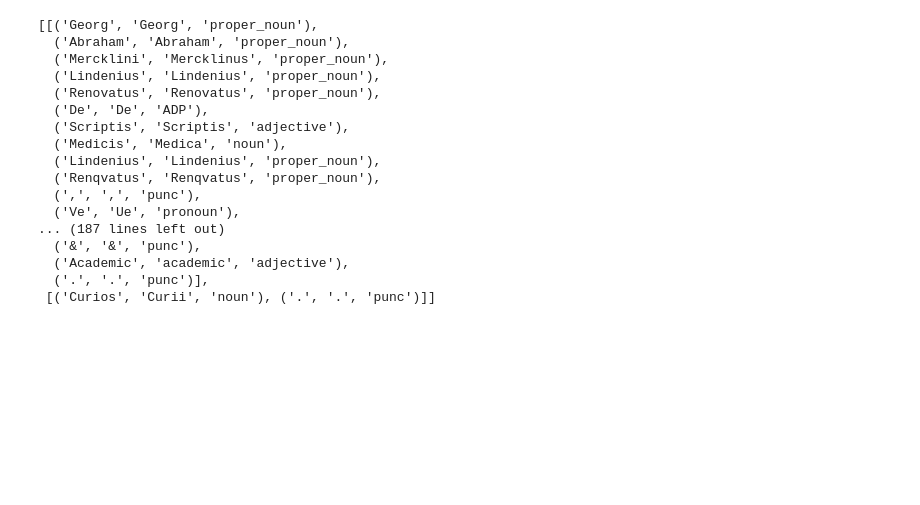
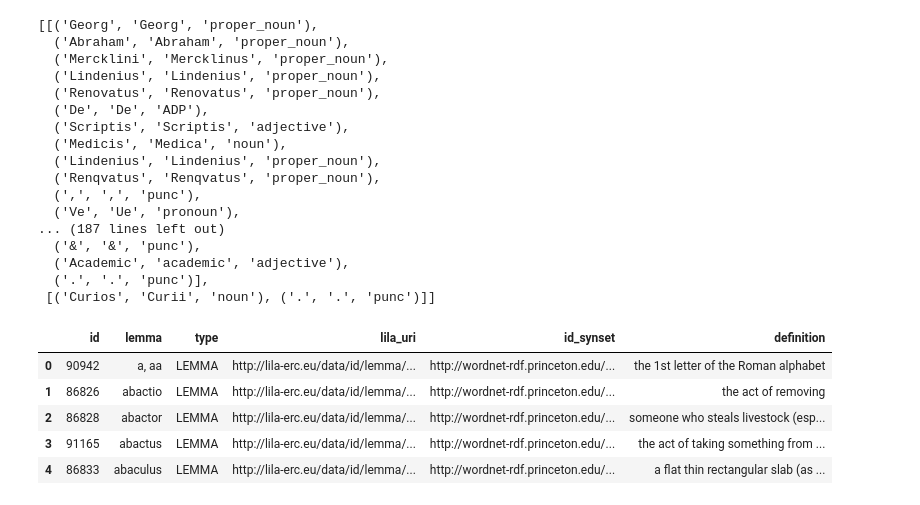
Before and after one commit to CCS-ZCU/noscemus_ETF, a Jupyter notebook: scripts/3_spacy-text-explorations.ipynb, the cells around one changed output. Cells and saved outputs as stored; diff of their text form; code cells hidden in the pictures; blank space fills up the shorter version.

```diff
--- a/scripts/3_spacy-text-explorations.ipynb
+++ b/scripts/3_spacy-text-explorations.ipynb
@@ -170,3 +170,14 @@ all_sents_lemmata[:10]
   ('Academic', 'academic', 'adjective'),
   ('.', '.', 'punc')],
  [('Curios', 'Curii', 'noun'), ('.', '.', 'punc')]]
+# %%
+latinwn = pd.read_csv("https://raw.githubusercontent.com/CIRCSE/latinWordnet-revision/master/LiLa_LatinWordnet.csv")
+# %%
+latinwn.head(5)
+# %% [output]
+|  | id | lemma | type | lila_uri | id_synset | definition |
+| 0 | 90942 | a, aa | LEMMA | http://lila-erc.eu/data/id/lemma/... | http://wordnet-rdf.princeton.edu/... | the 1st letter of the Roman alphabet |
+| 1 | 86826 | abactio | LEMMA | http://lila-erc.eu/data/id/lemma/... | http://wordnet-rdf.princeton.edu/... | the act of removing |
+| 2 | 86828 | abactor | LEMMA | http://lila-erc.eu/data/id/lemma/... | http://wordnet-rdf.princeton.edu/... | someone who steals livestock (esp... |
+| 3 | 91165 | abactus | LEMMA | http://lila-erc.eu/data/id/lemma/... | http://wordnet-rdf.princeton.edu/... | the act of taking something from ... |
+| 4 | 86833 | abaculus | LEMMA | http://lila-erc.eu/data/id/lemma/... | http://wordnet-rdf.princeton.edu/... | a flat thin rectangular slab (as ... |
```
Also changed, not shown: parts of 1 cell of this notebook, 1 other file.
